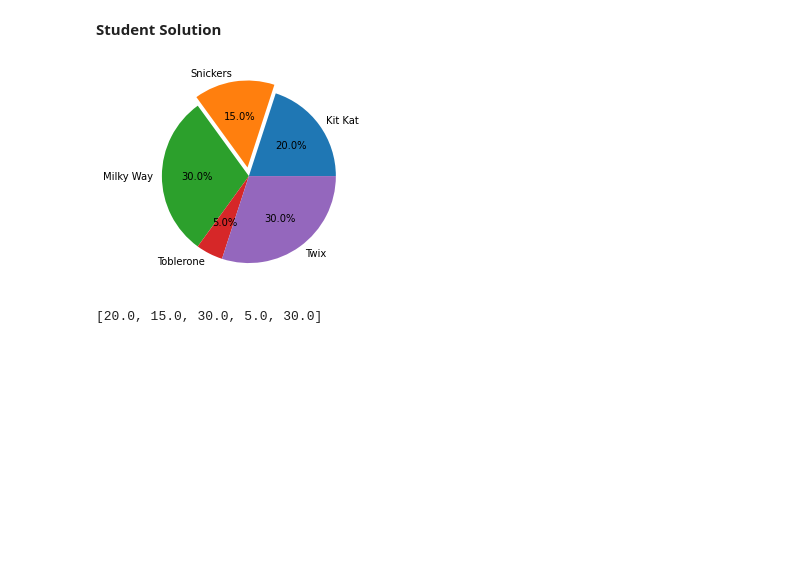
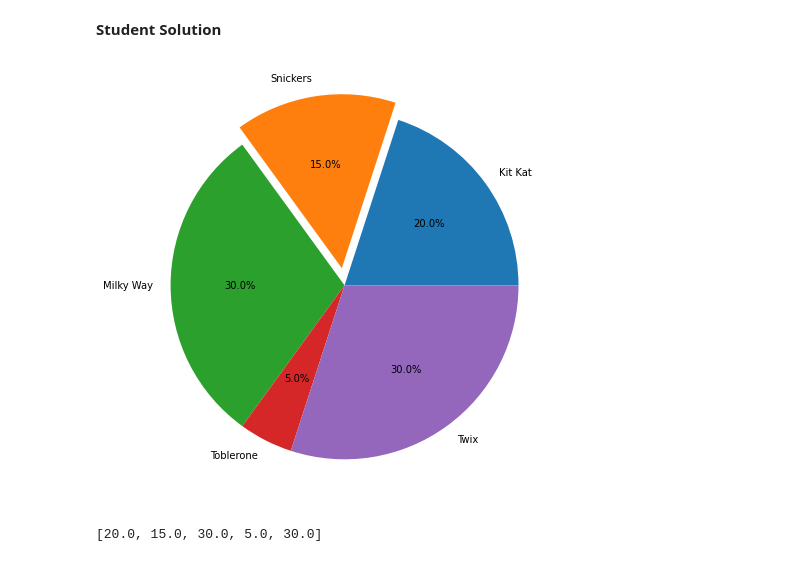
Before and after one commit to geadalfa/Bangkit-Machine-Learning-Class, a Jupyter notebook: Data_Analysis_&_Manipulation_Visualizations_Geadalfa.ipynb, the cells around one changed output. Drawn from its saved outputs; the diff is of its cells as text; code cells hidden in the pictures; blank space fills up the shorter version.

```diff
--- a/Data_Analysis_&_Manipulation_Visualizations_Geadalfa.ipynb
+++ b/Data_Analysis_&_Manipulation_Visualizations_Geadalfa.ipynb
@@ -724,18 +724,19 @@ We have a bag of candy. It contains five different kinds of candy, each named be
 # %%
 candy_names = ['Kit Kat', 'Snickers', 'Milky Way', 'Toblerone', 'Twix']
 candy_counts = [52, 39, 78, 13, 78]
 explode = [0, 0.1, 0, 0, 0]
 
 # Your Solution Goes Here
+plt.figure(figsize=(8, 8))
 plt.pie(
     candy_counts,
     labels=candy_names,
     autopct='%1.1f%%',
     explode = explode
 )
 plt.show()
 # %% [output]
-[figure, old version]
+[figure, new version]
 # %%
 candy_total = 0
 for i in candy_counts:
```
Also changed, not shown: parts of 1 cell of this notebook.
